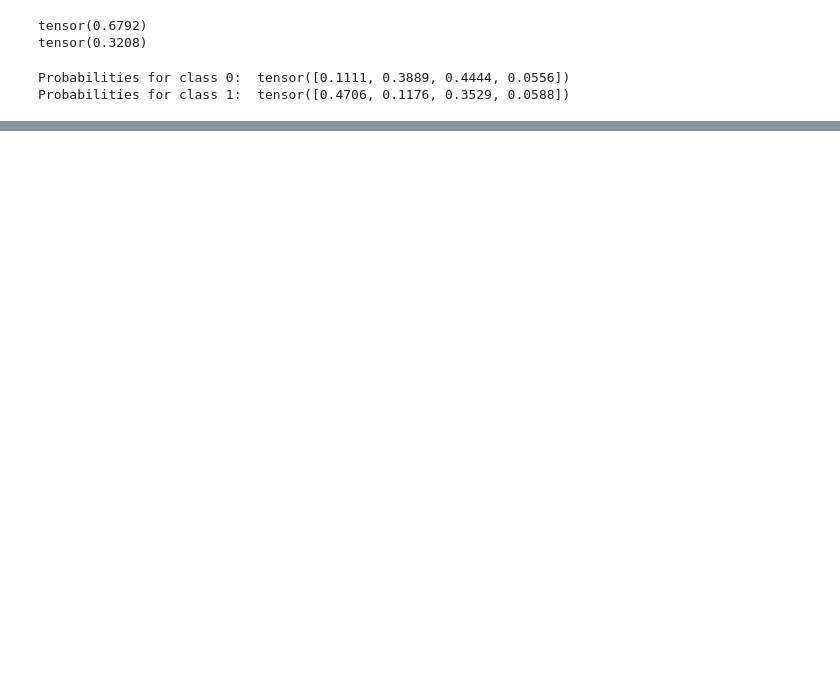
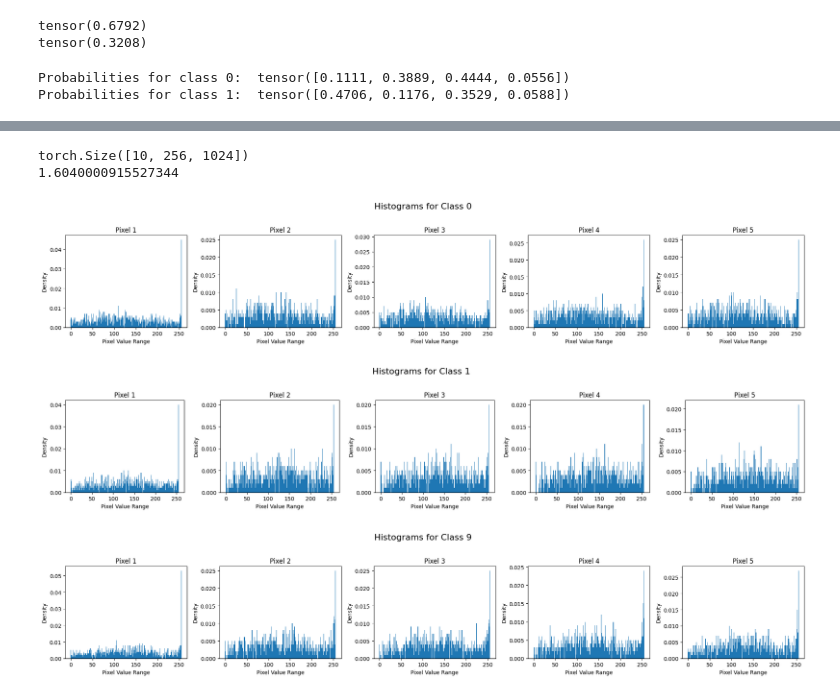
Before and after one commit to mantofer02/DataScienceBootcamp, a Jupyter notebook: FUNDATEC/Estadistica/New/Tareas/1/TP1.ipynb, the cells around one changed output, grey strips where cells are left out. Drawn from its saved outputs; the diff is of its cells as text; code cells hidden in the pictures; blank space fills up the shorter version.

```diff
--- a/FUNDATEC/Estadistica/New/Tareas/1/TP1.ipynb
+++ b/FUNDATEC/Estadistica/New/Tareas/1/TP1.ipynb
@@ -329,0 +289,74 @@ tensor(1.)
+# %%
+def train_model_histogram(train_data, train_labels, normalize=True):
+    priori_p_k, unique_labels = calculate_priori_p_t(train_labels)
+
+    dataset_densities = calculate_class_probabilities(train_data, train_labels, num_classes=len(
+        unique_labels), normalize=normalize)
+
+    dataset_densities = torch.flatten(dataset_densities, start_dim=2, end_dim=3)
+
+
+    return dataset_densities, priori_p_k
+
+
+dataset_densities, priori_p_k = train_model_histogram(image_tensor, image_labels, normalize=False)
+
+print(dataset_densities.shape)
+print(dataset_densities[0][0].sum().item())
+# %% [output]
+torch.Size([10, 256, 1024])
+1.6040000915527344
+# %%
+import matplotlib.pyplot as plt
+import numpy as np
+import torch  # Assuming you're using PyTorch tensors
+
+
+def plot_pixel_densities(dataset_densities, class_index=0, num_pixels=5, bins=16):
+    """
+    Plots histograms for the specified number of pixels of a given class.
+
+    Parameters:
+    - dataset_densities: A tensor with shape [num_classes, 256, num_pixels].
+    - class_index: The index of the class to plot the histograms for.
+    - num_pixels: The number of pixels to plot histograms for.
+    - bins: The number of bins to aggregate the pixel values into.
+    """
+    # Convert the tensor to a numpy array if it's a PyTorch tensor
+    if isinstance(dataset_densities, torch.Tensor):
+        dataset_densities = dataset_densities.numpy()
+
+    # Extract the densities for the specified class
+    class_densities = dataset_densities[class_index]
+
+    # Calculate bin edges and widths for aggregation
+    bin_edges = np.linspace(0, 256, bins + 1)
+    bin_width = bin_edges[1] - bin_edges[0]
+
+    # Plot histograms for the specified number of pixels
+    fig, axs = plt.subplots(1, num_pixels, figsize=(20, 4))
+    for i in range(num_pixels):
+        pixel_densities = class_densities[:, i]
+        # Aggregate pixel densities into bins
+        binned_densities = np.histogram(
+            np.arange(256), bins=bin_edges, weights=pixel_densities)[0]
+        axs[i].bar(bin_edges[:-1], binned_densities, width=bin_width)
+        axs[i].set_title(f'Pixel {i+1}')
+        axs[i].set_xlabel('Pixel Value Range')
+        axs[i].set_ylabel('Density')
+
+    fig.suptitle(f'Histograms for Class {class_index}', fontsize=16)
+
+    # Adjust layout to make room for the title
+    plt.tight_layout(rect=[0, 0.03, 1, 0.95])
+    plt.show()
+
+
+# Example usage
+plot_pixel_densities(dataset_densities, class_index=0, num_pixels=5, bins=256)
+plot_pixel_densities(dataset_densities, class_index=1, num_pixels=5, bins=256)
+plot_pixel_densities(dataset_densities, class_index=9, num_pixels=5, bins=256)
+# %% [output]
+[figure, added]
+[figure, added]
+[figure, added]
```
Also changed, not shown: parts of 13 cells of this notebook.
